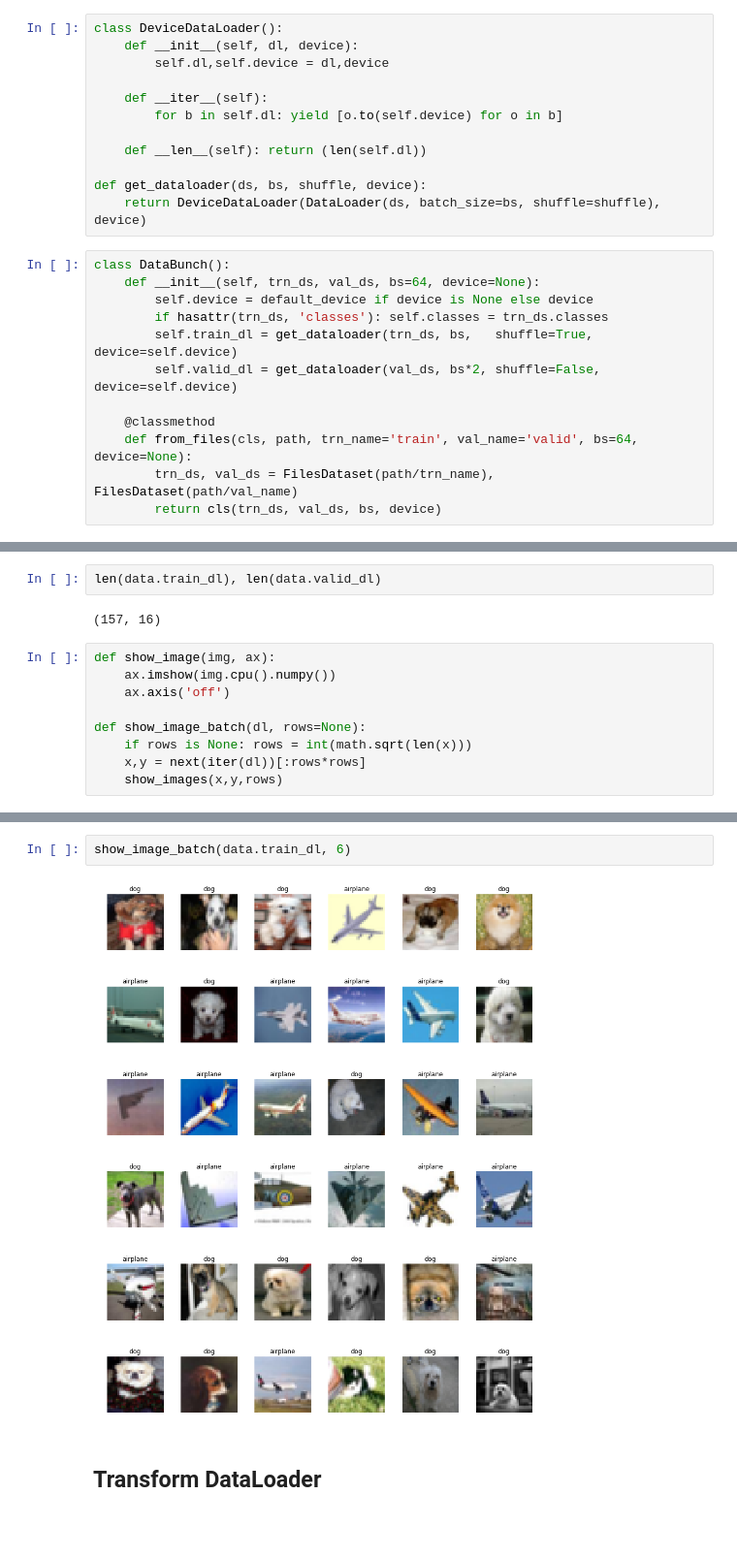
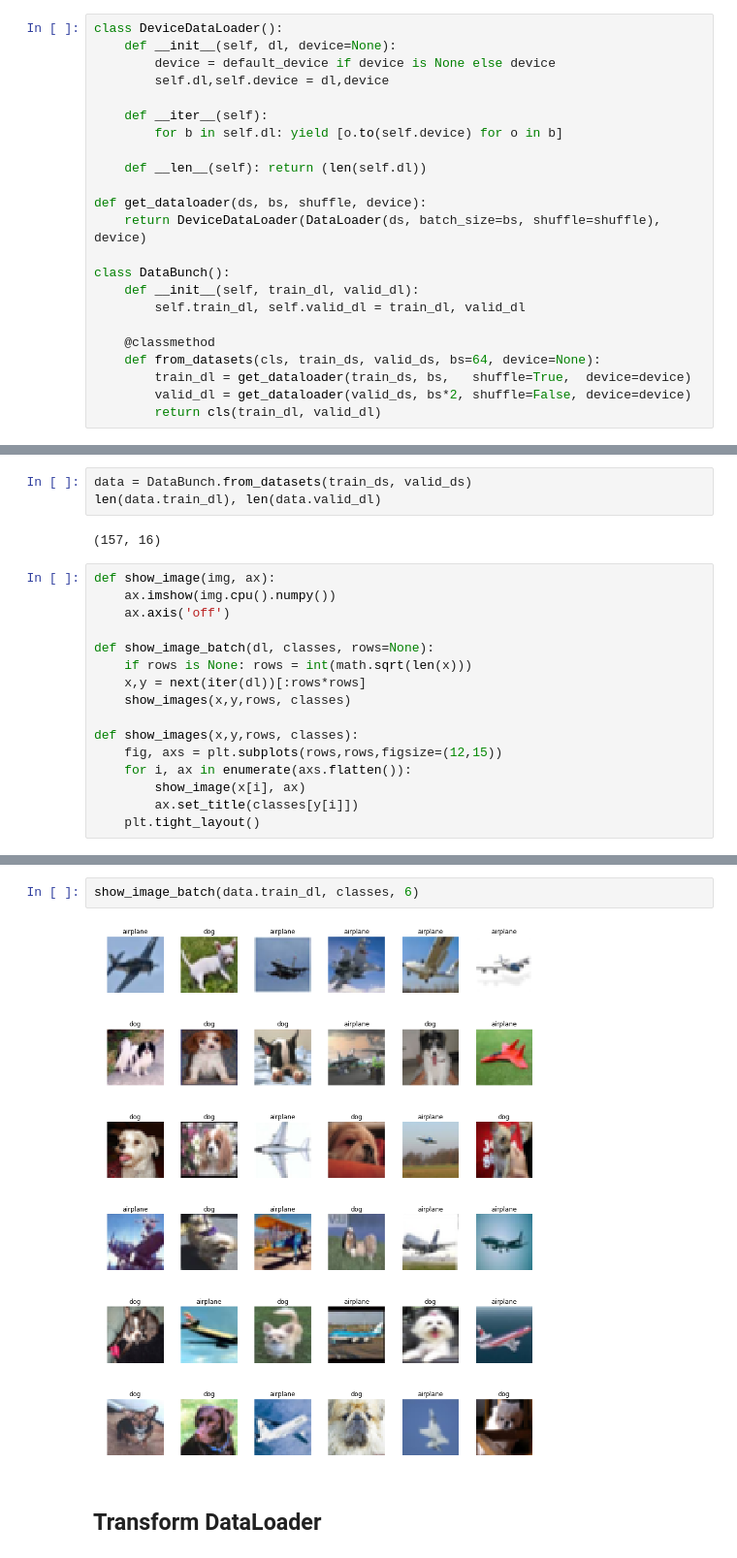
Before and after one commit to fastai/fastai_old, a Jupyter notebook: dev_nb/002_images.ipynb, the cells around one changed output, grey strips where cells are left out. Shown at 97% size. Drawn from its saved outputs; the diff is of its cells as text; blank space fills up the shorter version.

```diff
--- a/dev_nb/002_images.ipynb
+++ b/dev_nb/002_images.ipynb
@@ -79,6 +85,7 @@ airplane
 # %%
 class DeviceDataLoader():
-    def __init__(self, dl, device):
+    def __init__(self, dl, device=None):
+        device = default_device if device is None else device
         self.dl,self.device = dl,device
 
     def __iter__(self):
@@ -88,15 +95,13 @@ class DeviceDataLoader():
 
 def get_dataloader(ds, bs, shuffle, device):
     return DeviceDataLoader(DataLoader(ds, batch_size=bs, shuffle=shuffle), device)
+
+class DataBunch():
+    def __init__(self, train_dl, valid_dl):
+        self.train_dl, self.valid_dl = train_dl, valid_dl
+
+    @classmethod
+    def from_datasets(cls, train_ds, valid_ds, bs=64, device=None):
+        train_dl = get_dataloader(train_ds, bs,   shuffle=True,  device=device)
+        valid_dl = get_dataloader(valid_ds, bs*2, shuffle=False, device=device)
+        return cls(train_dl, valid_dl)
-# %%
-class DataBunch():
-    def __init__(self, trn_ds, val_ds, bs=64, device=None):
-        self.device = default_device if device is None else device
-        if hasattr(trn_ds, 'classes'): self.classes = trn_ds.classes
-        self.train_dl = get_dataloader(trn_ds, bs,   shuffle=True,  device=self.device)
-        self.valid_dl = get_dataloader(val_ds, bs*2, shuffle=False, device=self.device)
-
-    @classmethod
-    def from_files(cls, path, trn_name='train', val_name='valid', bs=64, device=None):
-        trn_ds, val_ds = FilesDataset(path/trn_name), FilesDataset(path/val_name)
-        return cls(trn_ds, val_ds, bs, device)
@@ -105,4 +108,5 @@ data = DataBunch.from_files(PATH, val_name='test')
 # %%
+data = DataBunch.from_datasets(train_ds, valid_ds)
 len(data.train_dl), len(data.valid_dl)
 # %% [output]
 (157, 16)
@@ -111,7 +115,14 @@ def show_image(img, ax):
     ax.imshow(img.cpu().numpy())
     ax.axis('off')
 
-def show_image_batch(dl, rows=None):
+def show_image_batch(dl, classes, rows=None):
     if rows is None: rows = int(math.sqrt(len(x)))
     x,y = next(iter(dl))[:rows*rows]
-    show_images(x,y,rows)
+    show_images(x,y,rows, classes)
+
+def show_images(x,y,rows, classes):
+    fig, axs = plt.subplots(rows,rows,figsize=(12,15))
+    for i, ax in enumerate(axs.flatten()):
+        show_image(x[i], ax)
+        ax.set_title(classes[y[i]])
+    plt.tight_layout()
@@ -125,7 +129,7 @@ def show_images(x,y,rows):
 # %%
-show_image_batch(data.train_dl, 6)
+show_image_batch(data.train_dl, classes, 6)
 # %% [output]
-[figure, old version]
+[figure, new version]
 # %% [markdown]
 ## Transform DataLoader
 # %%
```
Also changed, not shown: parts of 34 cells of this notebook, 3 other files.
